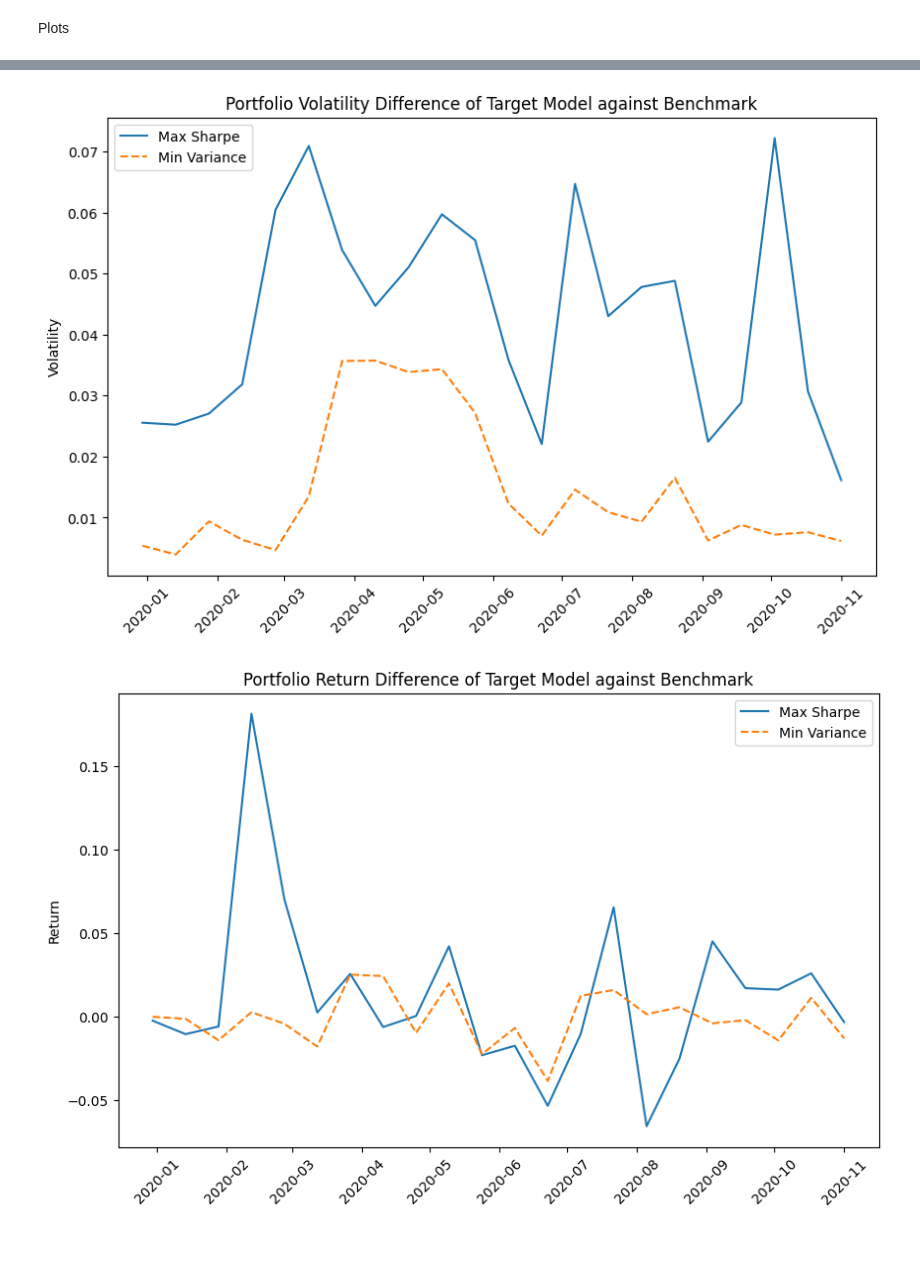
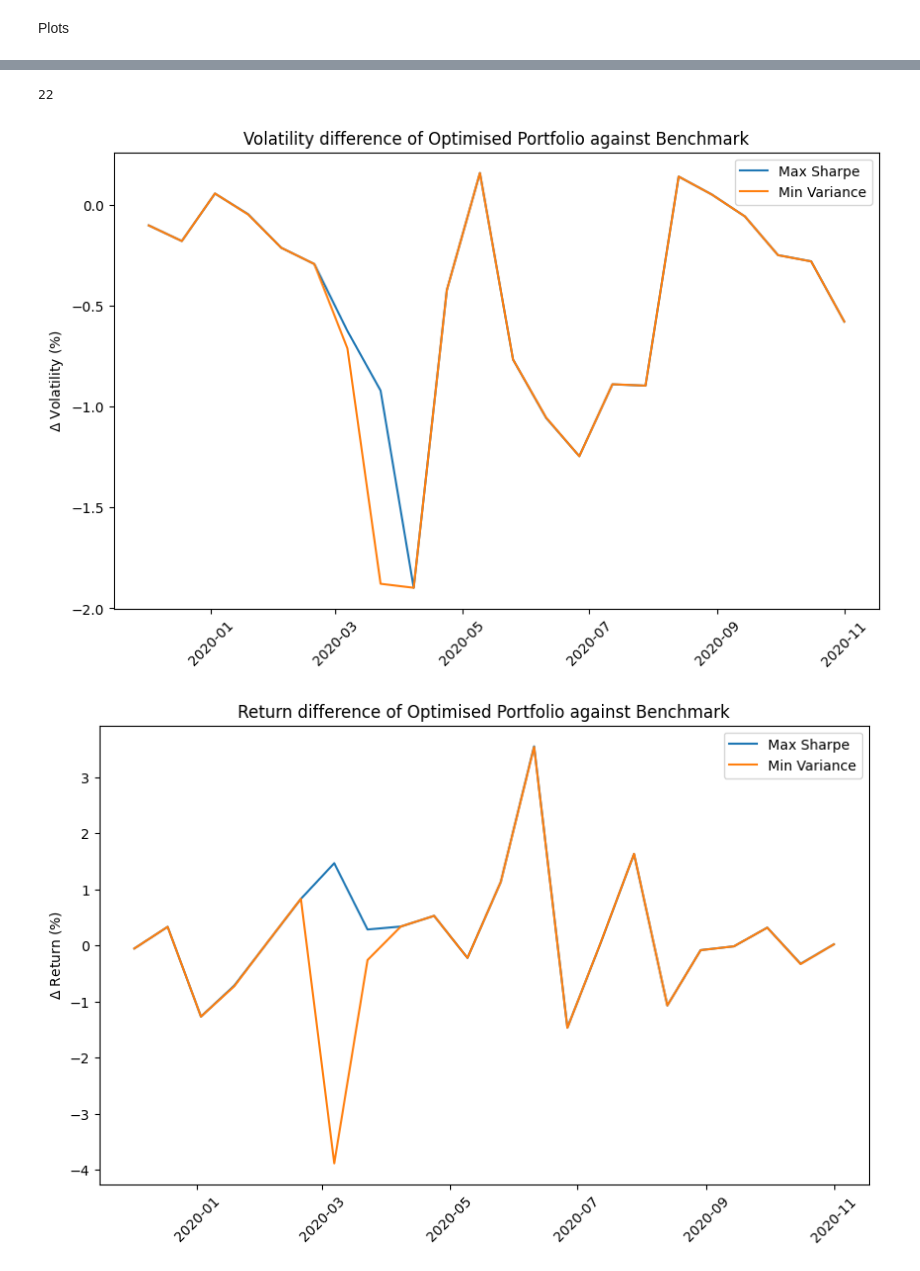
Before and after one commit to azizbekasadov/uzh-digfintools-research, a Jupyter notebook: src/main.ipynb, the cells around one changed output, grey strips where cells are left out. Drawn from its saved outputs; the diff is of its cells as text; code cells hidden in the pictures; blank space fills up the shorter version.

```diff
--- a/src/main.ipynb
+++ b/src/main.ipynb
@@ -165,13 +165,16 @@ print(p0)
 Markowtiz optimisation set up
 # %%
 import numpy as np
+
 
 fc = 21 #forecasting period: 21 - monthly
 rb = 10 #rebalancing: 10 - biweekly
 n = log_returns.shape[1] #number of securities
-tperiods = int((log_returns.shape[0] - fc) / rb) - 1 #number of forecasting periods
+tdays = log_returns.shape[0]
+tperiods = int(( tdays - fc) / rb) - 1 #number of forecasting periods
 eqw = np.full(n, 1 / n)  # Equally weighted portfolio
-tdays = 252
+
+
 results_minvar = {
     'volatility_p': [],
     'return_p': [],
@@ -431,47 +408,46 @@ import pandas as pd
 # The initial start date
 start_date = pd.to_datetime("2019-11-01")
 end_date = pd.to_datetime("2020-11-01")
-
-forecasted_days = fc + 2 * rb
-start_f_date = start_date + pd.tseries.offsets.BDay(forecasted_days)
-
-
+start_f_date = start_date + pd.tseries.offsets.BDay(fc) #forecasting period using as step
 dates_df = pd.date_range(start=start_f_date, end=end_date, periods=tperiods)
+len(dates_df)
+# %% [output]
+22
 # %%
 import matplotlib.pyplot as plt
 import numpy as np
 import pandas as pd
 
 # Plotting volatility for both portfolios
 plt.figure(figsize=(10, 6))
-plt.plot(dates_df, results_maxsr['volatility_p'], label="Max Sharpe")
-plt.plot(dates_df, results_minvar['volatility_p'], label="Min Variance", linestyle="--")
-plt.ylabel("Volatility")
-plt.title("Portfolio Volatility Difference of Target Model against Benchmark")
+plt.plot(dates_df, np.array(results_maxsr['volatility_diff'])*100, label="Max Sharpe")
+plt.plot(dates_df, np.array(results_minvar['volatility_diff'])*100, label="Min Variance")
+plt.ylabel("$\Delta$ Volatility (%)")
+plt.title("Volatility difference of Optimised Portfolio against Benchmark")
 plt.xticks(rotation=45)
 plt.legend()
 plt.show()
 
 
 # Plotting returns for both portfolios
 plt.figure(figsize=(10, 6))
-plt.plot(dates_df, results_maxsr['return_p'], label="Max Sharpe")
-plt.plot(dates_df, results_minvar['return_p'], label="Min Variance", linestyle="--")
-plt.ylabel("Return")
-plt.title("Portfolio Return Difference of Target Model against Benchmark")
+plt.plot(dates_df, np.array(results_maxsr['return_diff'])*100, label="Max Sharpe")
+plt.plot(dates_df, np.array(results_minvar['return_diff'])*100, label="Min Variance")
+plt.ylabel("$\Delta$ Return (%)")
+plt.title("Return difference of Optimised Portfolio against Benchmark")
 plt.xticks(rotation=45)
 plt.legend()
 plt.show()
 
 # Plotting Sharpe ratio difference for both portfolios
 plt.figure(figsize=(10, 6))
 plt.plot(dates_df, results_maxsr['sharpe_ratio_diff'], label="Max Sharpe")
-plt.plot(dates_df, results_minvar['sharpe_ratio_diff'], label="Min Variance", linestyle="--")
-plt.ylabel("Sharpe Ratio Difference")
-plt.title("Sharpe Ratio Difference of Target Model against Benchmark")
+plt.plot(dates_df, results_minvar['sharpe_ratio_diff'], label="Min Variance")
+plt.ylabel("$\Delta$ Sharpe ratio")
+plt.title("Sharpe ratio difference of Optimised Portfolio against Benchmark")
 plt.xticks(rotation=45)
 plt.legend()
 plt.show()
 # %% [output]
-[figure, old version]
+[figure, new version]
-[figure, old version]
+[figure, new version]
```
Also changed, not shown: parts of 6 cells of this notebook.
